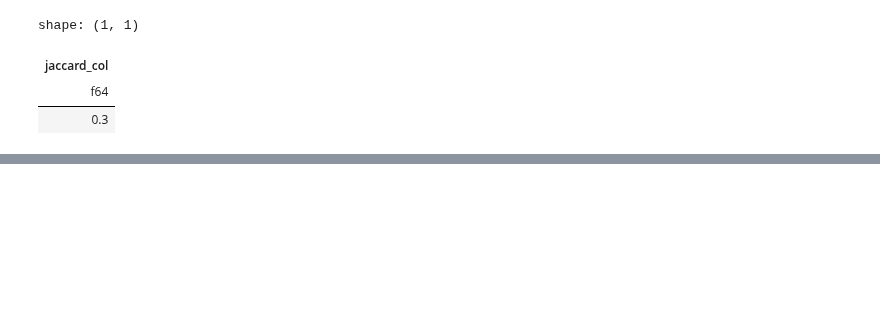
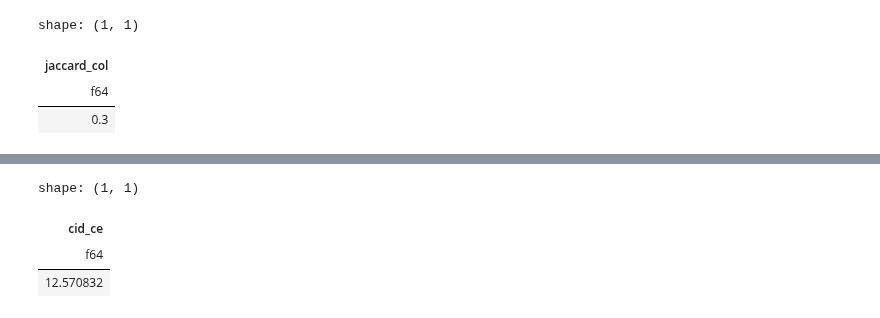
Before and after one commit to abstractqqq/polars_ds_extension, a Jupyter notebook: examples/basics.ipynb, the cells around one changed output, grey strips where cells are left out. Saved outputs shown, nothing was run; the diff lists cells and outputs as text; code cells hidden in the pictures; blank space fills up the shorter version.

```diff
--- a/examples/basics.ipynb
+++ b/examples/basics.ipynb
@@ -1001,0 +1002,10 @@ shape: (1, 1)
+# %%
+pds.eval_series(
+    np.random.random(size = 1000),
+    expr = "query_cid_ce", # name of the pds expression
+)
+# %% [output]
+shape: (1, 1)
+| cid_ce |
+| f64 |
+| 12.570832 |
```
Also changed, not shown: parts of 33 cells of this notebook, 14 other files.
